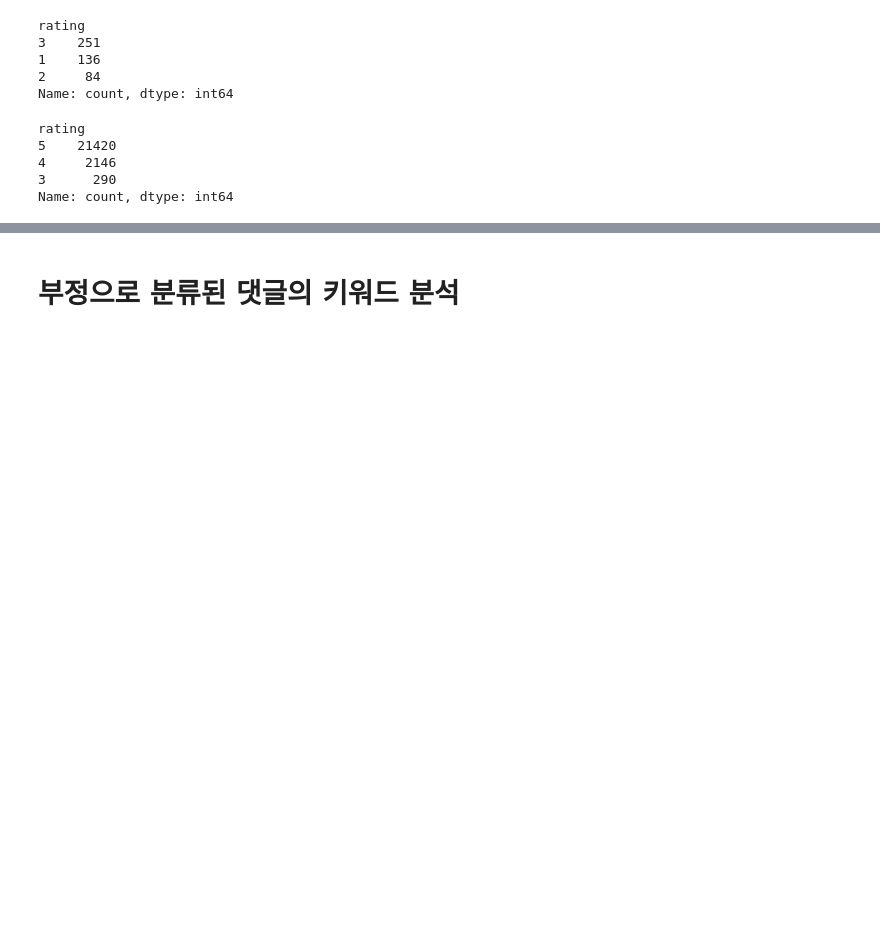
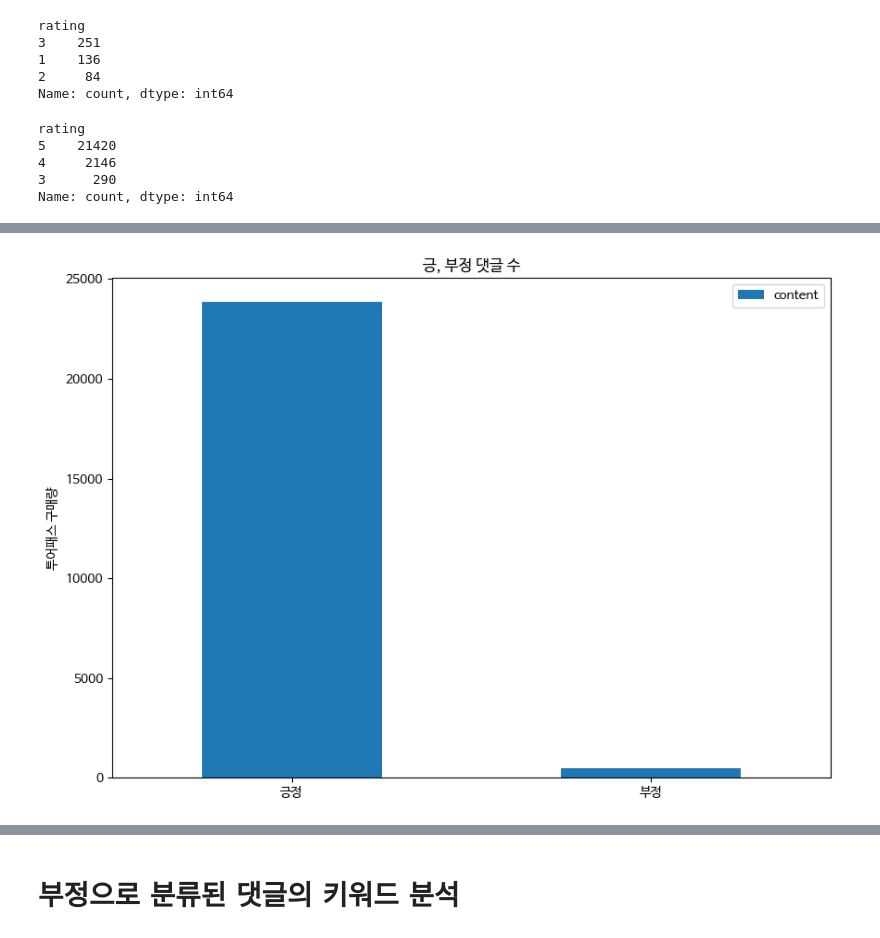
Before and after one commit to nohjuhyeon/AI_LKJ_hubs_fastapi, a Jupyter notebook: data_analysis/tour_pass/jh_tour_pass_review_fourth.ipynb, the cells around one changed output, grey strips where cells are left out. Saved outputs shown, nothing was run; the diff lists cells and outputs as text; code cells hidden in the pictures; blank space fills up the shorter version.

Commit message:
tour_pass_review

```diff
--- a/data_analysis/tour_pass/jh_tour_pass_review_fourth.ipynb
+++ b/data_analysis/tour_pass/jh_tour_pass_review_fourth.ipynb
@@ -618,0 +586,4 @@ Name: count, dtype: int64
+# %%
+df_tour_pass_review.loc[df_tour_pass_review.query("goodorbad == -1.0").index,'goodorbad'] = '부정'
+df_tour_pass_review.loc[df_tour_pass_review.query("goodorbad == 1.0").index,'goodorbad'] = '긍정'
+df_tour_pass_review
@@ -619 +617,12 @@ Name: count, dtype: int64
+# %%
+pivot_goodorbad = pd.pivot_table(df_tour_pass_review,index='goodorbad',values='content', aggfunc = 'count')
+ax = pivot_goodorbad.plot(kind='bar',  figsize=(10, 7))
+plt.title('긍, 부정 댓글 수')
+plt.xlabel('')
+plt.ylabel('투어패스 구매량')
+plt.xticks(rotation=0)
+
+plt.show()
+# %% [output]
+[figure, added]
 # %%
```
Also changed, not shown: parts of 9 cells of this notebook.
